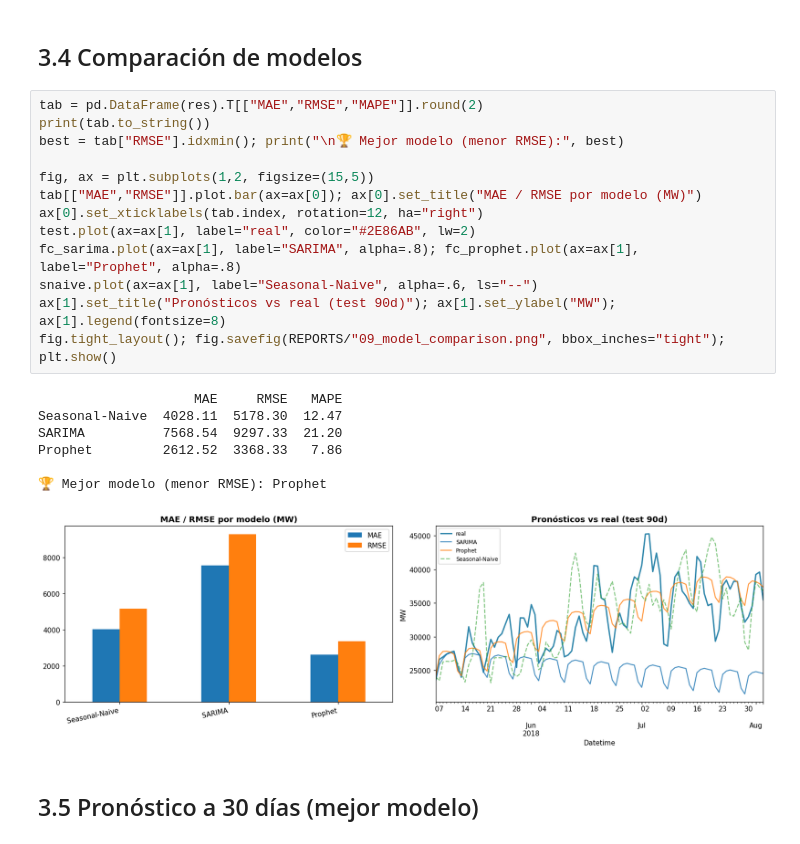
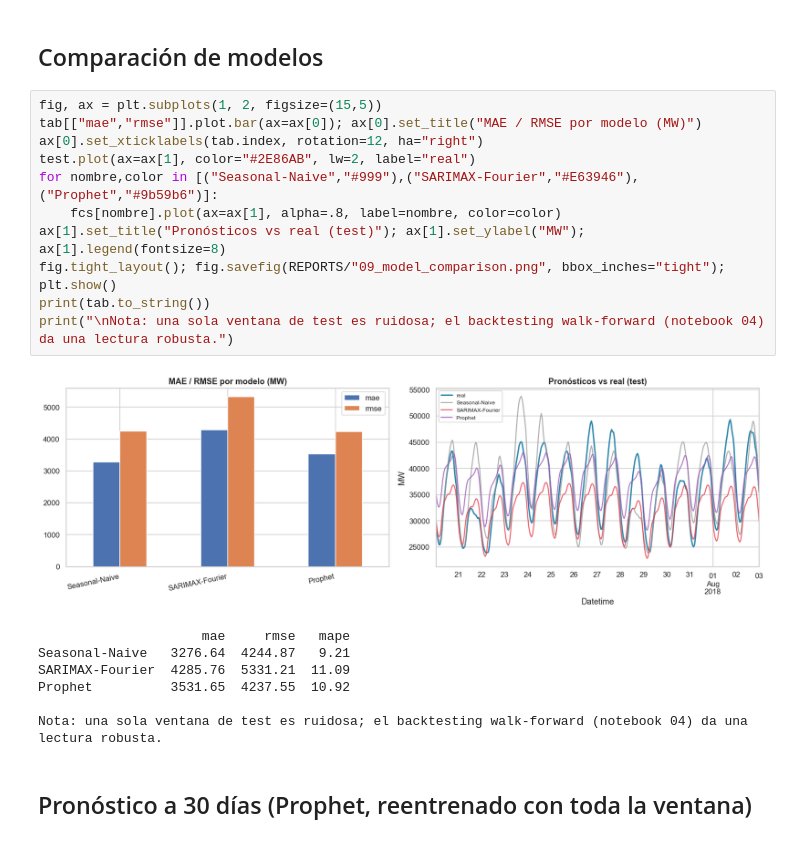
Before and after one commit to 0marMF/time-series-forecasting, a Jupyter notebook: notebooks/03_modeling.ipynb, the cells around one changed output. Saved outputs shown, nothing was run; the diff lists cells and outputs as text.

```diff
--- a/notebooks/03_modeling.ipynb
+++ b/notebooks/03_modeling.ipynb
@@ -88,25 +77,23 @@ Prophet: {'MAE': 2612.5, 'RMSE': 3368.3, 'MAPE': 7.9}
 # %% [markdown]
-## 3.4 Comparación de modelos
+## Comparación de modelos
 # %%
-tab = pd.DataFrame(res).T[["MAE","RMSE","MAPE"]].round(2)
+fig, ax = plt.subplots(1, 2, figsize=(15,5))
+tab[["mae","rmse"]].plot.bar(ax=ax[0]); ax[0].set_title("MAE / RMSE por modelo (MW)")
+ax[0].set_xticklabels(tab.index, rotation=12, ha="right")
+test.plot(ax=ax[1], color="#2E86AB", lw=2, label="real")
+for nombre,color in [("Seasonal-Naive","#999"),("SARIMAX-Fourier","#E63946"),("Prophet","#9b59b6")]:
+    fcs[nombre].plot(ax=ax[1], alpha=.8, label=nombre, color=color)
+ax[1].set_title("Pronósticos vs real (test)"); ax[1].set_ylabel("MW"); ax[1].legend(fontsize=8)
+fig.tight_layout(); fig.savefig(REPORTS/"09_model_comparison.png", bbox_inches="tight"); plt.show()
 print(tab.to_string())
-best = tab["RMSE"].idxmin(); print("\n🏆 Mejor modelo (menor RMSE):", best)
-
-fig, ax = plt.subplots(1,2, figsize=(15,5))
-tab[["MAE","RMSE"]].plot.bar(ax=ax[0]); ax[0].set_title("MAE / RMSE por modelo (MW)")
-ax[0].set_xticklabels(tab.index, rotation=12, ha="right")
-test.plot(ax=ax[1], label="real", color="#2E86AB", lw=2)
-fc_sarima.plot(ax=ax[1], label="SARIMA", alpha=.8); fc_prophet.plot(ax=ax[1], label="Prophet", alpha=.8)
-snaive.plot(ax=ax[1], label="Seasonal-Naive", alpha=.6, ls="--")
-ax[1].set_title("Pronósticos vs real (test 90d)"); ax[1].set_ylabel("MW"); ax[1].legend(fontsize=8)
-fig.tight_layout(); fig.savefig(REPORTS/"09_model_comparison.png", bbox_inches="tight"); plt.show()
+print("\nNota: una sola ventana de test es ruidosa; el backtesting walk-forward (notebook 04) da una lectura robusta.")
 # %% [output]
+[figure, new version]
-                    MAE     RMSE   MAPE
-Seasonal-Naive  4028.11  5178.30  12.47
-SARIMA          7568.54  9297.33  21.20
-Prophet         2612.52  3368.33   7.86
+                     mae     rmse   mape
+Seasonal-Naive   3276.64  4244.87   9.21
+SARIMAX-Fourier  4285.76  5331.21  11.09
+Prophet          3531.65  4237.55  10.92
 
-🏆 Mejor modelo (menor RMSE): Prophet
+Nota: una sola ventana de test es ruidosa; el backtesting walk-forward (notebook 04) da una lectura robusta.
-[figure, old version]
 # %% [markdown]
-## 3.5 Pronóstico a 30 días (mejor modelo)
+## Pronóstico a 30 días (Prophet, reentrenado con toda la ventana)
```
Also changed, not shown: parts of 18 cells of this notebook, 16 other files.
